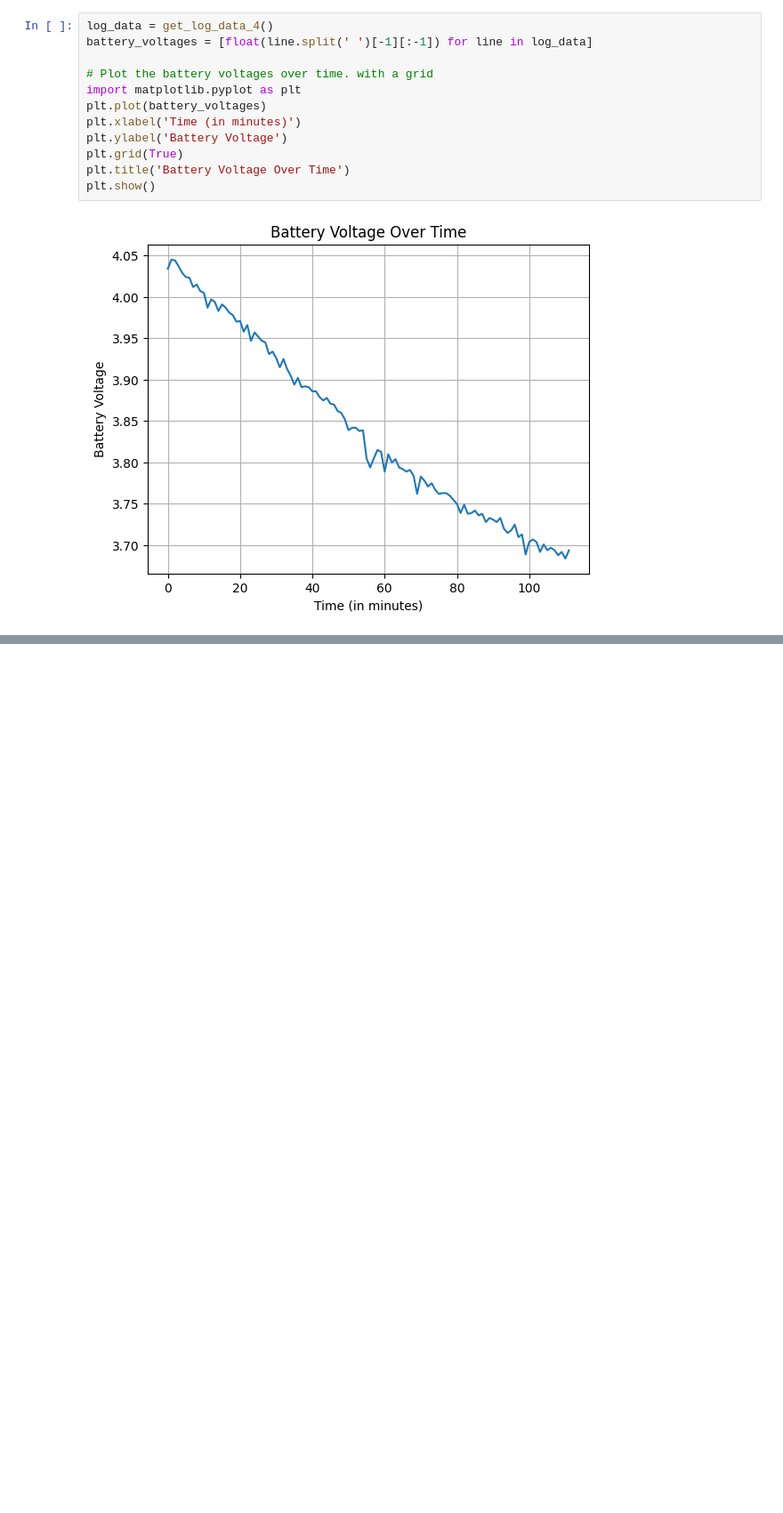
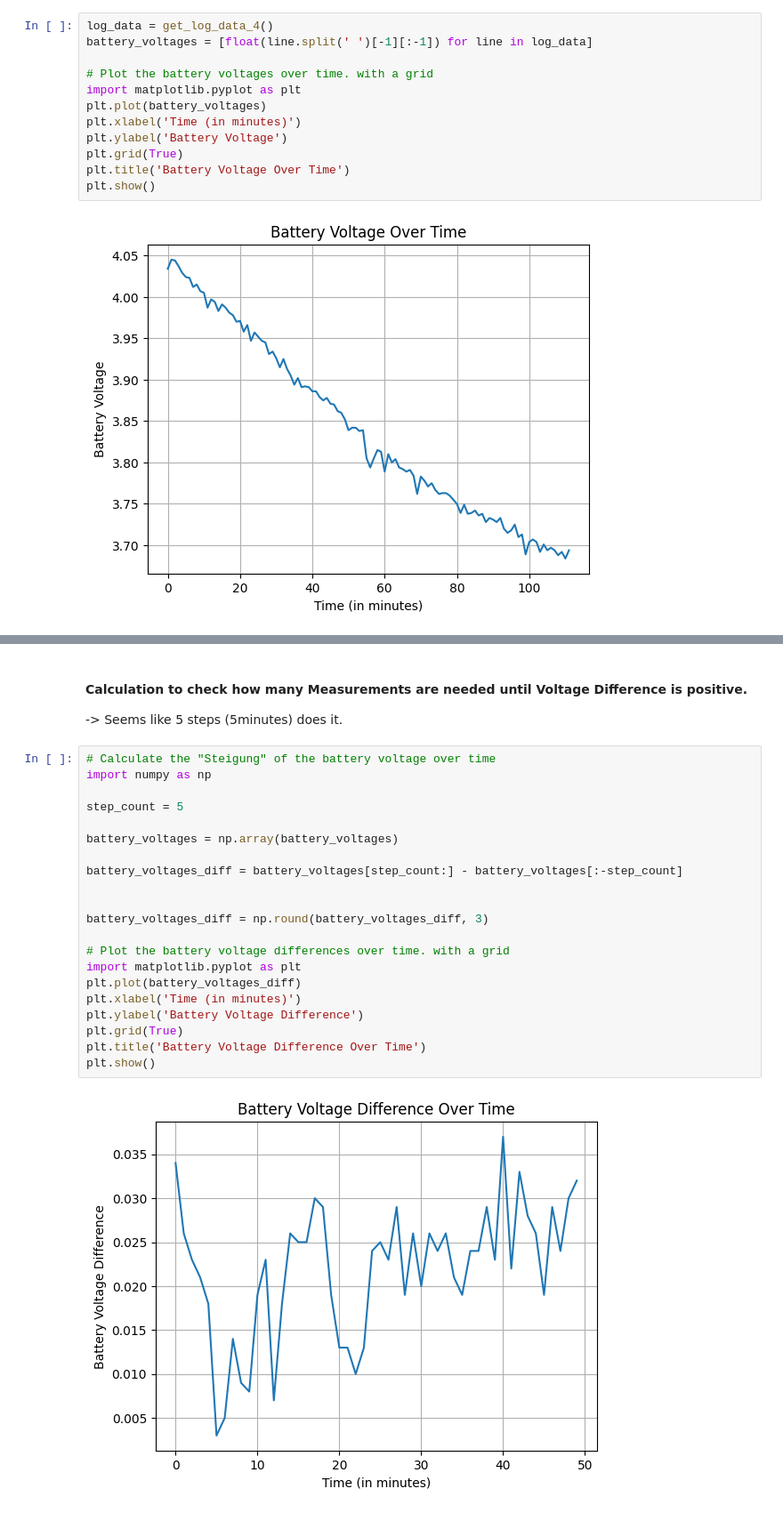
Before and after one commit to mitralabs/coco, a Jupyter notebook: coco/firmware/misc/battery_unload.ipynb, the cells around one changed output, grey strips where cells are left out. Shown at 89% size. Saved outputs shown, nothing was run; the diff lists cells and outputs as text; blank space fills up the shorter version.

```diff
--- a/coco/firmware/misc/battery_unload.ipynb
+++ b/coco/firmware/misc/battery_unload.ipynb
@@ -819,0 +899,26 @@ plt.show()
+# %% [markdown]
+#### Calculation to check how many Measurements are needed until Voltage Difference is positive.
+-> Seems like 5 steps (5minutes) does it.
+# %%
+# Calculate the "Steigung" of the battery voltage over time
+import numpy as np
+
+step_count = 5
+
+battery_voltages = np.array(battery_voltages)
+
+battery_voltages_diff = battery_voltages[step_count:] - battery_voltages[:-step_count]
+
+
+battery_voltages_diff = np.round(battery_voltages_diff, 3)
+
+# Plot the battery voltage differences over time. with a grid
+import matplotlib.pyplot as plt
+plt.plot(battery_voltages_diff)
+plt.xlabel('Time (in minutes)')
+plt.ylabel('Battery Voltage Difference')
+plt.grid(True)
+plt.title('Battery Voltage Difference Over Time')
+plt.show()
+# %% [output]
+[figure, added]
```
Also changed, not shown: parts of 6 cells of this notebook, 3 other files.
